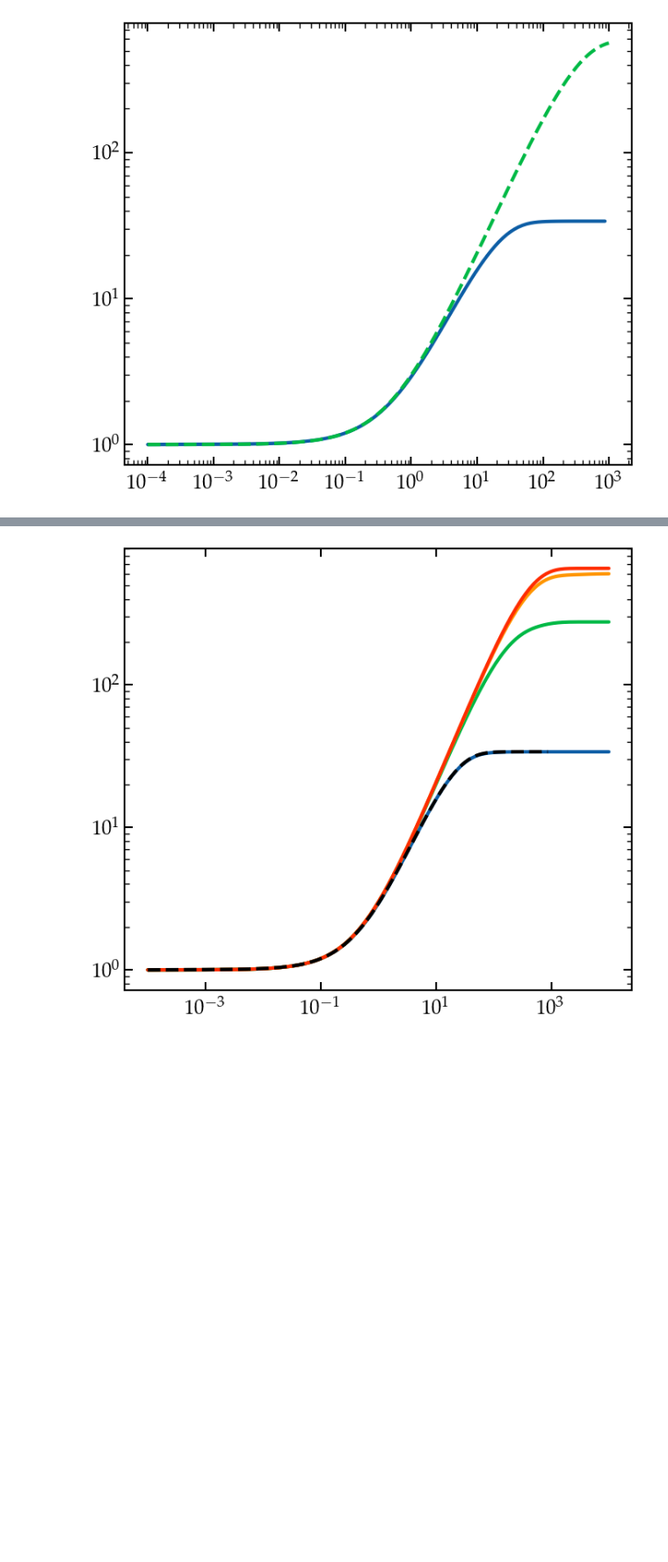
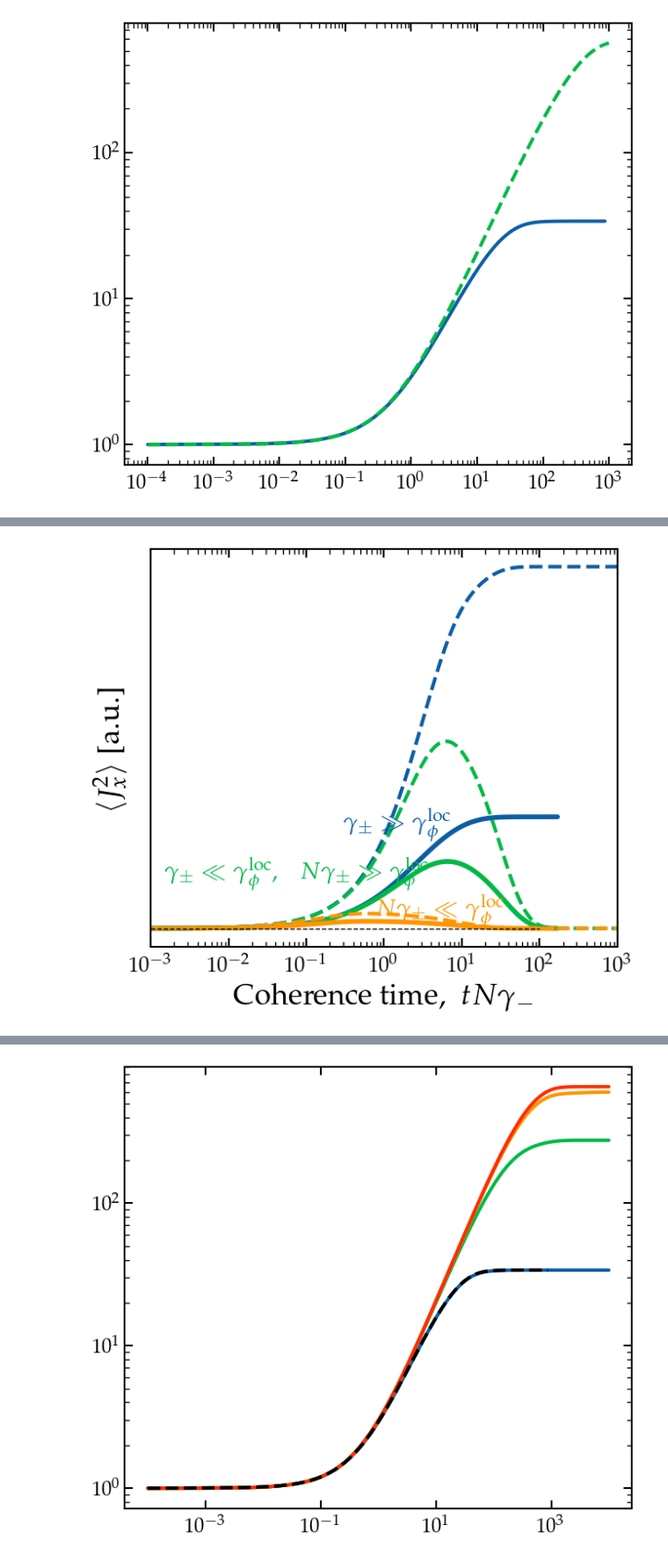
Before and after one commit to gpierobon/pyOpenNu, a Jupyter notebook: notebooks/Solutions.ipynb, the cells around one changed output, grey strips where cells are left out. Shown at 88% size. Saved outputs shown, nothing was run; the diff lists cells and outputs as text; code cells hidden in the pictures; blank space fills up the shorter version.

```diff
--- a/notebooks/Solutions.ipynb
+++ b/notebooks/Solutions.ipynb
@@ -111,0 +124,11 @@ plt.show()
+# %%
+ga2 = []
+N = 30
+for ga in [0,5,200]:
+    state = piqs.dicke(N,N/2,-N/2)
+    nt = 301
+    td0 = np.log(N)/(N)
+    tmax = 50*td0
+    tq = np.geomspace(0.00001, tmax, nt)
+    _, _, jx2, _, _, _, _ = run.RunQutip(N, tq, state,0,0,ga,1,0.8,0)
+    ga2.append(jx2)
@@ -111,0 +142,31 @@ plt.show()
+# %%
+Ncode = 30
+t0, _, _, j0, _ = on.solve2nd(Ncode,gp_ratio=0.8,gd_ratio=0,tf=1e3)
+t0, _, _, j1, _ = on.solve2nd(Ncode,gp_ratio=0.8,gd_ratio=5,tf=1e3)
+t0, _, _, j2, _ = on.solve2nd(Ncode,gp_ratio=0.8,gd_ratio=200,tf=1e3)
+# %%
+colors = ['#1f77b4', '#ff7f0e', '#2ca02c']
+fig, ax = plt.subplots(figsize=(7,6))
+
+for i in range(3):
+    plt.loglog(tq*N, np.sqrt(ga2[i]/N*4),c=cols[i],lw=4)
+
+plt.loglog(t0, j0/Ncode*4, ls='--')
+plt.loglog(t0, j1/Ncode*4, ls='--')
+plt.loglog(t0, j2/Ncode*4, ls='--')http://localhost:8888/tree?token=242aac168725790dc6d8fffb5ee694aca32fc3ccfa9732f6
+
+plt.text(0.3,2.4, r'$\gamma_{\pm}\gg \gamma^{\rm loc}_{\phi}$', color=cols[0])
+plt.text(0.0015,1.7, r'$\gamma_{\pm}\ll \gamma^{\rm loc}_{\phi},~~~N\gamma_{\pm}\gg \gamma^{\rm loc}_{\phi}$', color=cols[1])
+plt.text(0.8,1.18, r'$N\gamma_{\pm}\ll \gamma^{\rm loc}_{\phi}$', color=cols[2])
+tt = np.geomspace(1e-3, 100)
+plt.loglog(tt, tt/tt, ls='--', c='k', lw=1)
+
+plt.yscale('linear')
+plt.yticks([])
+plt.xlim(1e-3,1e3)
+#plt.ylim(0.9,2.8)
+plt.xlabel(r'Coherence time,  $~tN\gamma_-$', fontsize=25)
+plt.ylabel(r'$\langle J_x^2\rangle$ [a.u.]', fontsize=25, labelpad=20)
+plt.show()
+# %% [output]
+[figure, added]
```
Also changed, not shown: parts of 10 cells of this notebook, 4 other files.
